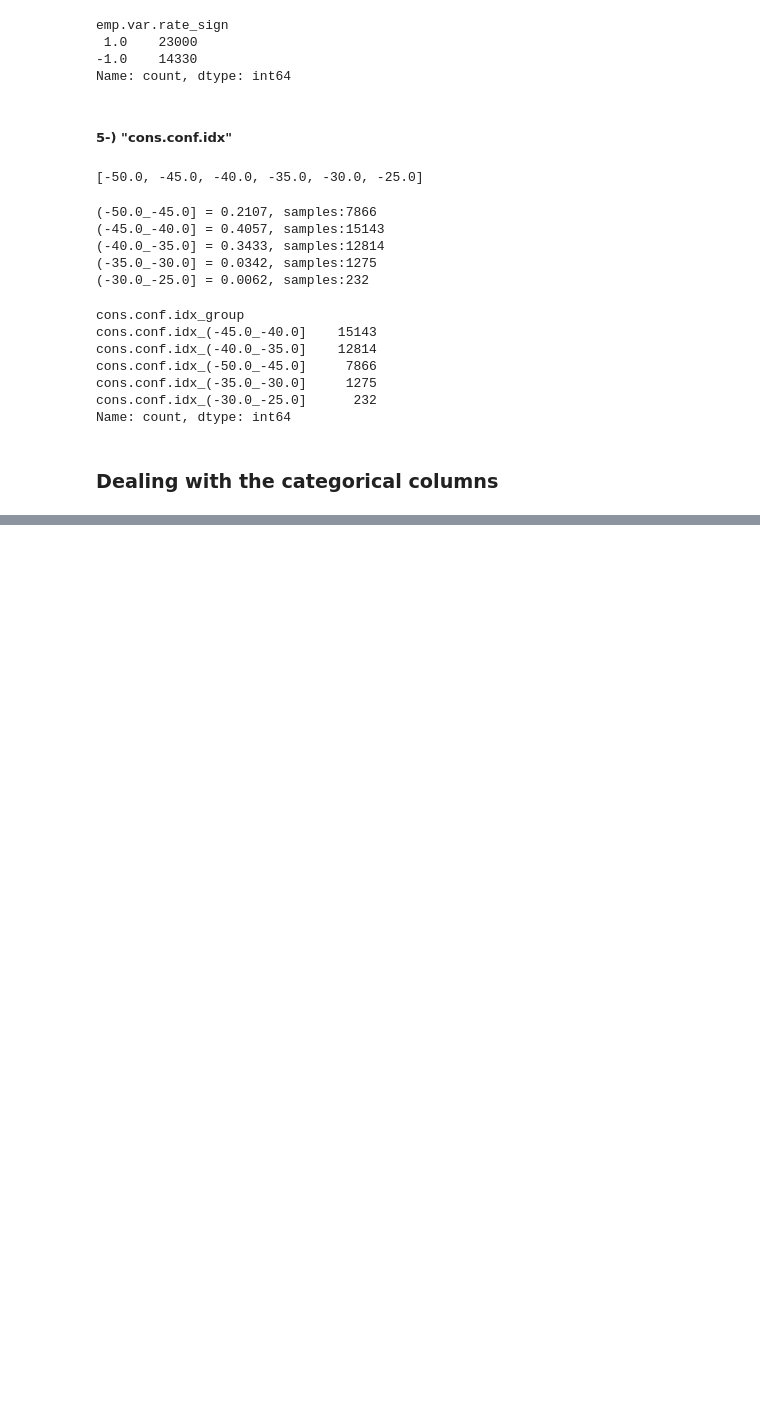
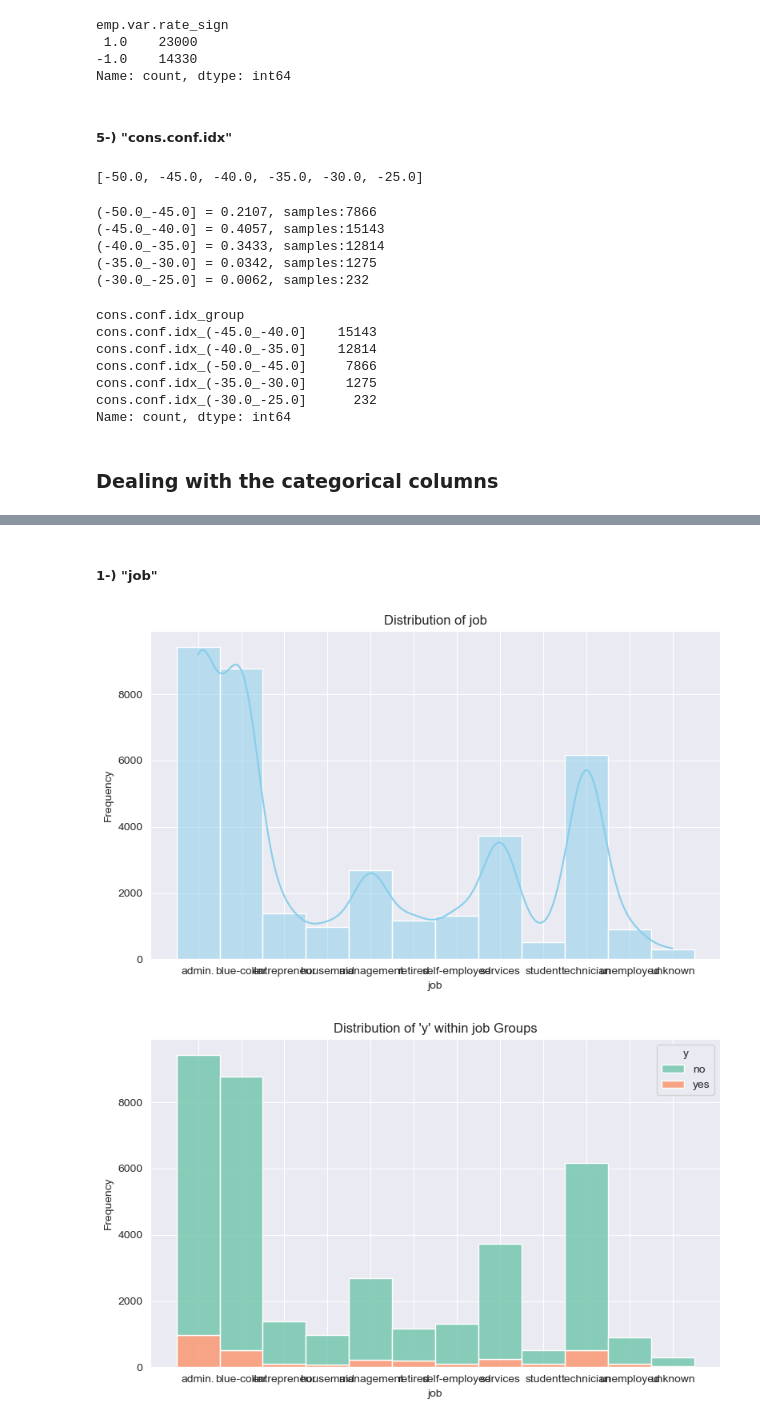
Before and after one commit to batuhanozzer/bankMarketing, a Jupyter notebook: ceng474_BankMarketing.ipynb, the cells around one changed output, grey strips where cells are left out. Saved outputs shown, nothing was run; the diff lists cells and outputs as text; code cells hidden in the pictures; blank space fills up the shorter version.

```diff
--- a/ceng474_BankMarketing.ipynb
+++ b/ceng474_BankMarketing.ipynb
@@ -484,0 +499,8 @@ Name: count, dtype: int64
+# %% [markdown]
+##### 1-) "job"
+# %%
+visualize_features(dataset_copy,'job')
+visualize_target_feature(dataset_copy,'job')
+# %% [output]
+[figure, added]
+[figure, added]
```
Also changed, not shown: parts of 19 cells of this notebook.
